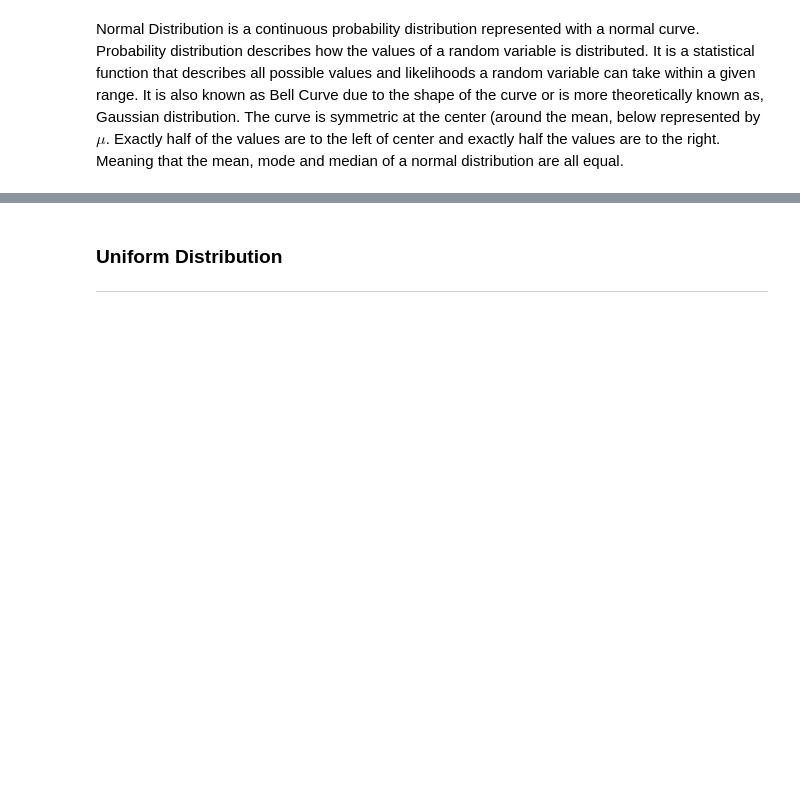
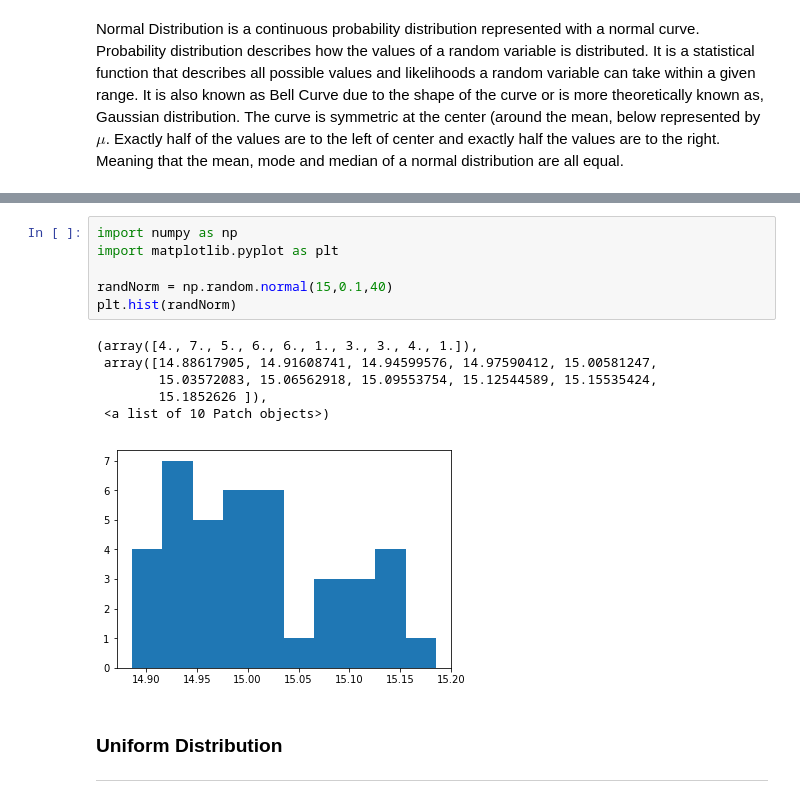
Before and after one commit to IvanMcGann/emergingTechAssignments, a Jupyter notebook: numpy-random.ipynb, the cells around one changed output, grey strips where cells are left out. Cells and saved outputs as stored; diff of their text form; blank space fills up the shorter version.

```diff
--- a/numpy-random.ipynb
+++ b/numpy-random.ipynb
@@ -98,3 +70,16 @@ plot1 = hist1.dist_curve()
+# %%
+import numpy as np
+import matplotlib.pyplot as plt
+
+randNorm = np.random.normal(15,0.1,40)
+plt.hist(randNorm)
+# %% [output]
+(array([4., 7., 5., 6., 6., 1., 3., 3., 4., 1.]),
+ array([14.88617905, 14.91608741, 14.94599576, 14.97590412, 15.00581247,
+        15.03572083, 15.06562918, 15.09553754, 15.12544589, 15.15535424,
+        15.1852626 ]),
+ <a list of 10 Patch objects>)
+[figure, added]
 # %% [markdown]
 ### Uniform Distribution
 ***
```
Also changed, not shown: parts of 37 cells of this notebook, 1 other file.
